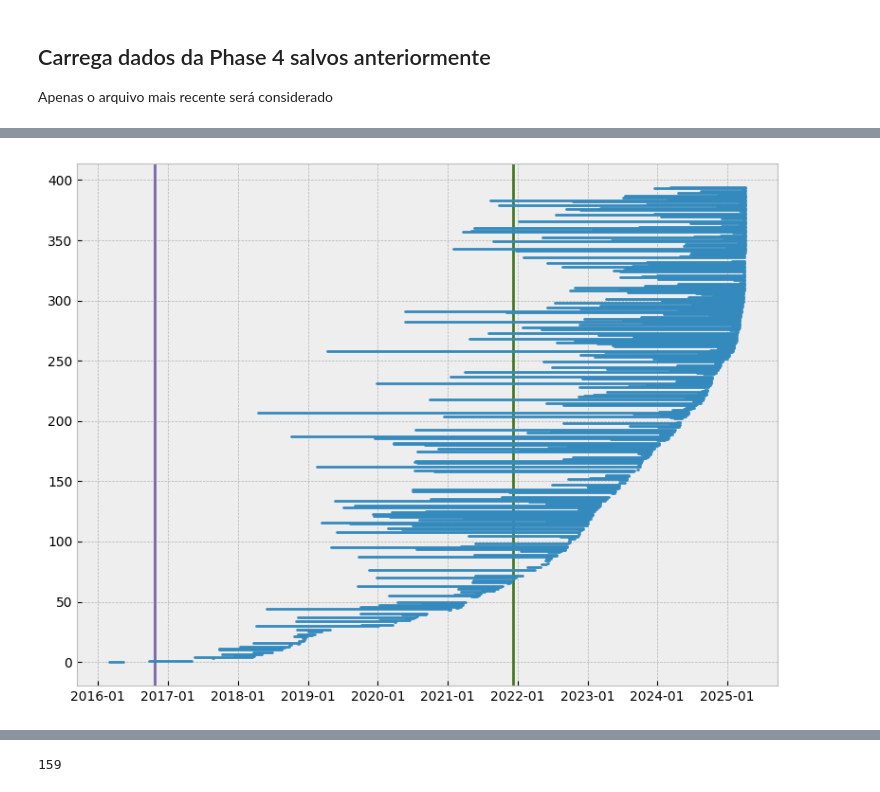
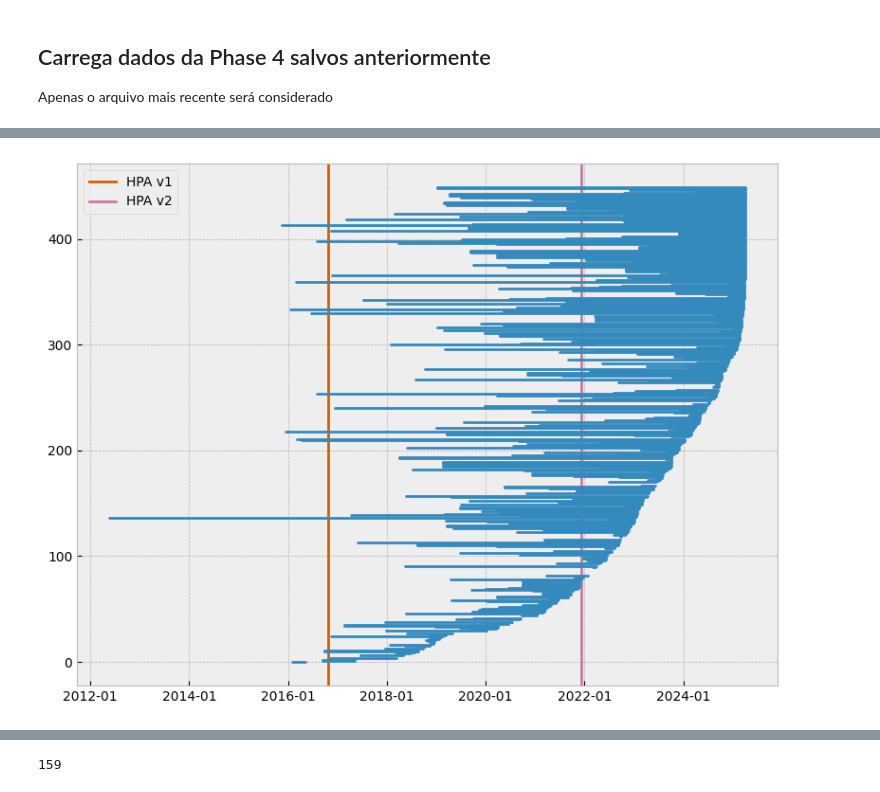
Before and after one commit to xisberto/hpa_usage, a Jupyter notebook: hpa_classify.ipynb, the cells around one changed output, grey strips where cells are left out. Cells and saved outputs as stored; diff of their text form; code cells hidden in the pictures.

Commit message:
Unifica pesquisas por commits; Refaz a phase 4

```diff
--- a/hpa_classify.ipynb
+++ b/hpa_classify.ipynb
@@ -751,0 +755,9 @@ items_details = phase4_files = utils.load_phase4_results()
+# %%
+items_details = phase4_files = utils.load_phase4_results()
+
+items_details['created_at'] = pd.to_datetime(items_details['created_at'])
+items_details['pushed_at'] = pd.to_datetime(items_details['pushed_at'])
+items_details['file_first_commit'] = pd.to_datetime(
+    items_details['file_first_commit'])
+items_details['file_last_commit'] = pd.to_datetime(
+    items_details['file_last_commit'])
@@ -853,31 +802,31 @@ dates_scatter_plot(details_dates_v2)#.sort_values('created_at', ignore_index=Tru
 # %%
 def timeline_plot(df):
     plt.figure(figsize=(8, 6))
     num_rows = df.shape[0]
 
     # obtém as cores do tema utilizado em uma lista
     colors = plt.rcParams['axes.prop_cycle'].by_key()['color']
 
-    oldest_file_at = df['file_committed_at'].sort_values(inplace=False).iloc[0]
+    oldest_file_at = df['created_at'].sort_values(inplace=False).iloc[0]
     if releasedate_hpav1 > oldest_file_at.replace(tzinfo=None):
-        plt.axvline(x=releasedate_hpav1, color=colors[2], label="HPA v1")
-    plt.axvline(x=releasedate_hpav2, color=colors[3], label="HPA v2")
+        plt.axvline(x=releasedate_hpav1, color=colors[4], label="HPA v1")
+    plt.axvline(x=releasedate_hpav2, color=colors[5], label="HPA v2")
 
     for i in df.index:
         # x1 = df.loc[i, 'created_at']
-        x2 = df.loc[i, 'file_committed_at']
+        x2 = df.loc[i, 'created_at']
         x3 = df.loc[i, 'pushed_at']
         normalized_i = i / (num_rows - 1) if num_rows > 1 else 0.5
-        plt.plot([x2, x3], [i, i], linewidth=2, color=colors[0], solid_capstyle='round')
+        plt.plot([x2, x3], [i, i], linewidth=2,
+                 color=colors[0], solid_capstyle='round')
 
     plt.gca().xaxis.set_major_formatter(mdates.DateFormatter("%Y-%m"))
     plt.gca().xaxis.set_major_locator(mdates.AutoDateLocator())
+    plt.legend()
     plt.tight_layout()
     plt.show()
 
 
-
-
-timeline_plot(details_dates)
+timeline_plot(items_details.sort_values('pushed_at', ignore_index=True))
 # %% [output]
-[figure, old version]
+[figure, new version]
```
Also changed, not shown: parts of 30 cells of this notebook, 2 other files.
